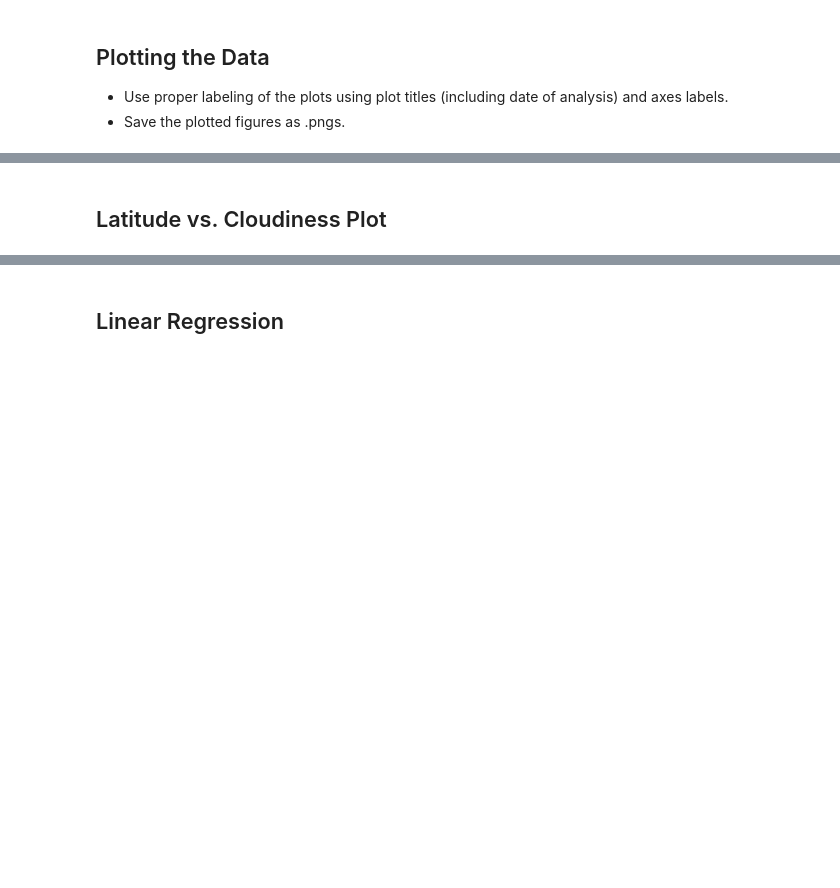
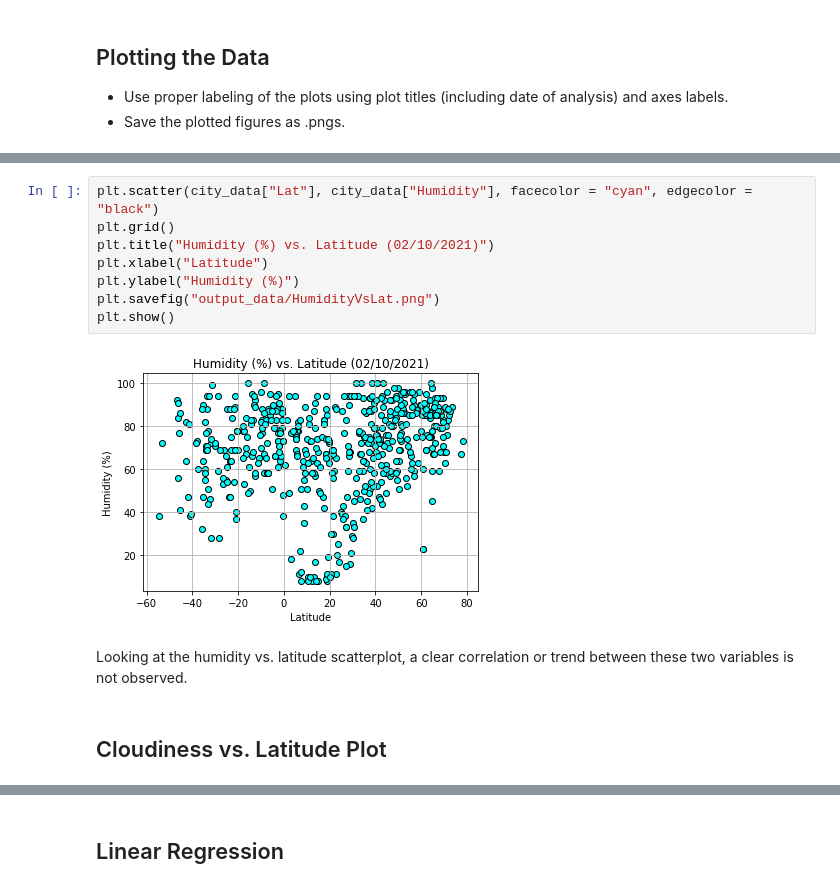
Before and after one commit to luchovzla/python-api-challenge, a Jupyter notebook: WeatherPy/WeatherPy.ipynb, the cells around one changed output, grey strips where cells are left out. Drawn from its saved outputs; the diff is of its cells as text; blank space fills up the shorter version.

```diff
--- a/WeatherPy/WeatherPy.ipynb
+++ b/WeatherPy/WeatherPy.ipynb
@@ -212,2 +206,14 @@ Int64Index([], dtype='int64')
+# %%
+plt.scatter(city_data["Lat"], city_data["Humidity"], facecolor = "cyan", edgecolor = "black")
+plt.grid()
+plt.title("Humidity (%) vs. Latitude (02/10/2021)")
+plt.xlabel("Latitude")
+plt.ylabel("Humidity (%)")
+plt.savefig("output_data/HumidityVsLat.png")
+plt.show()
+# %% [output]
+[figure, added]
+# %% [markdown]
+Looking at the humidity vs. latitude scatterplot, a clear correlation or trend between these two variables is not observed.
 # %% [markdown]
-## Latitude vs. Cloudiness Plot
+## Cloudiness vs. Latitude Plot
```
Also changed, not shown: parts of 44 cells of this notebook, 5 other files.
